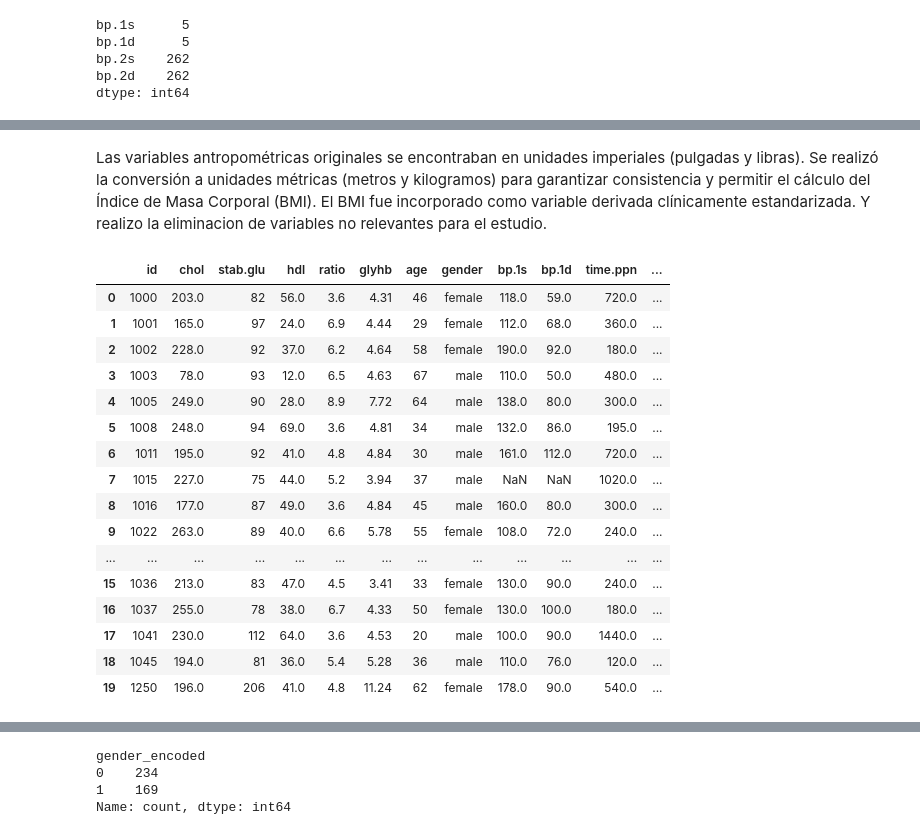
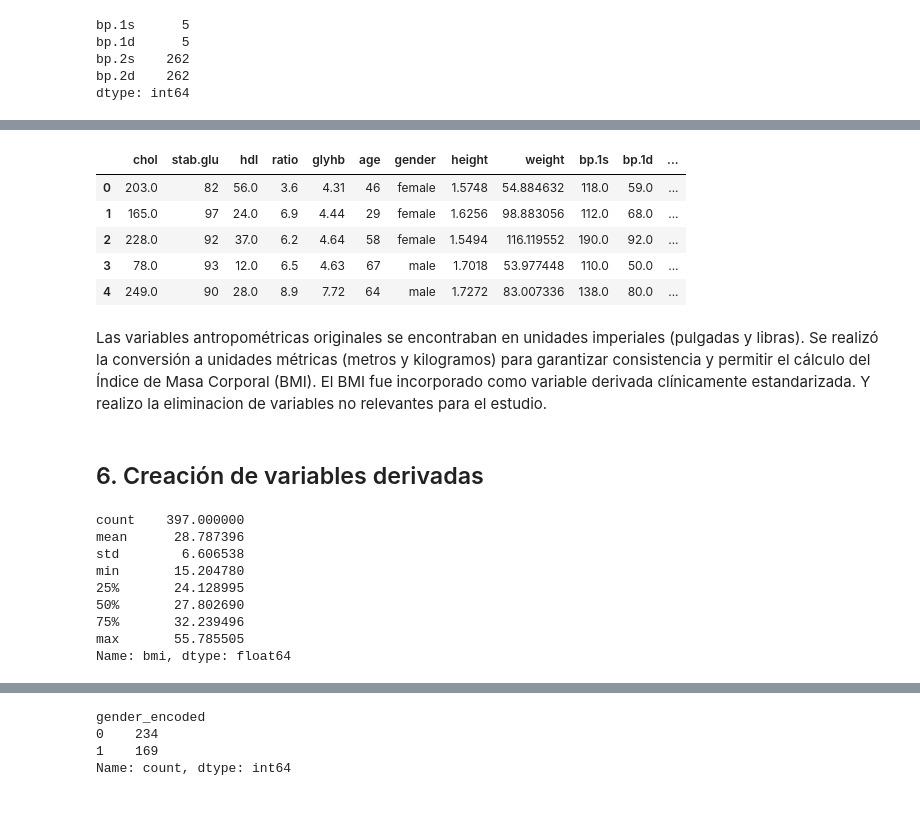
Before and after one commit to Hyus4444/smartdiagnosisAI, a Jupyter notebook: ml/notebooks/eda_clinical_dataset.ipynb, the cells around one changed output, grey strips where cells are left out. Saved outputs shown, nothing was run; the diff lists cells and outputs as text; code cells hidden in the pictures; blank space fills up the shorter version.

```diff
--- a/ml/notebooks/eda_clinical_dataset.ipynb
+++ b/ml/notebooks/eda_clinical_dataset.ipynb
@@ -128,5 +137,5 @@ Al analizar a profundidad el dataset hallamos que las medidas de estatura y peso
 # %%
-df1["height_m"] = df1["height"] * 0.0254
-df1["weight_kg"] = df1["weight"] * 0.453592
+df1["height"] = df1["height"] * 0.0254
+df1["weight"] = df1["weight"] * 0.453592
 # %%
 #Verificacion estadistica del calulo de las nuevas variables
@@ -144,3 +152,0 @@ df1[["height", "height_m", "weight", "weight_kg"]].describe()
-# %%
-#Calculo de IMC(BMI)
-df1["bmi"] = df1["weight_kg"] / (df1["height_m"] ** 2)
@@ -159,28 +153,19 @@ Name: bmi, dtype: float64
-# %% [markdown]
-Las variables antropométricas originales se encontraban en unidades imperiales
-(pulgadas y libras). Se realizó la conversión a unidades métricas (metros y kilogramos)
-para garantizar consistencia y permitir el cálculo del Índice de Masa Corporal (BMI).
-El BMI fue incorporado como variable derivada clínicamente estandarizada.
-Y realizo la eliminacion de variables no relevantes para el estudio.
 # %%
-df1 = df1.drop(columns=["height", "weight", "waist", "hip","location", "frame"])
+df1 = df1.drop(columns=["id", "waist", "hip","location", "frame"])
 # %%
-df1.head(20)
+df1.head()
 # %% [output]
-|  | id | chol | stab.glu | hdl | ratio | glyhb | age | gender | bp.1s | bp.1d | time.ppn | ... |
-| 0 | 1000 | 203.0 | 82 | 56.0 | 3.6 | 4.31 | 46 | female | 118.0 | 59.0 | 720.0 | ... |
-| 1 | 1001 | 165.0 | 97 | 24.0 | 6.9 | 4.44 | 29 | female | 112.0 | 68.0 | 360.0 | ... |
-| 2 | 1002 | 228.0 | 92 | 37.0 | 6.2 | 4.64 | 58 | female | 190.0 | 92.0 | 180.0 | ... |
-| 3 | 1003 | 78.0 | 93 | 12.0 | 6.5 | 4.63 | 67 | male | 110.0 | 50.0 | 480.0 | ... |
-| 4 | 1005 | 249.0 | 90 | 28.0 | 8.9 | 7.72 | 64 | male | 138.0 | 80.0 | 300.0 | ... |
-| 5 | 1008 | 248.0 | 94 | 69.0 | 3.6 | 4.81 | 34 | male | 132.0 | 86.0 | 195.0 | ... |
-| 6 | 1011 | 195.0 | 92 | 41.0 | 4.8 | 4.84 | 30 | male | 161.0 | 112.0 | 720.0 | ... |
-| 7 | 1015 | 227.0 | 75 | 44.0 | 5.2 | 3.94 | 37 | male | NaN | NaN | 1020.0 | ... |
-| 8 | 1016 | 177.0 | 87 | 49.0 | 3.6 | 4.84 | 45 | male | 160.0 | 80.0 | 300.0 | ... |
-| 9 | 1022 | 263.0 | 89 | 40.0 | 6.6 | 5.78 | 55 | female | 108.0 | 72.0 | 240.0 | ... |
-| ... | ... | ... | ... | ... | ... | ... | ... | ... | ... | ... | ... | ... |
-| 15 | 1036 | 213.0 | 83 | 47.0 | 4.5 | 3.41 | 33 | female | 130.0 | 90.0 | 240.0 | ... |
-| 16 | 1037 | 255.0 | 78 | 38.0 | 6.7 | 4.33 | 50 | female | 130.0 | 100.0 | 180.0 | ... |
-| 17 | 1041 | 230.0 | 112 | 64.0 | 3.6 | 4.53 | 20 | male | 100.0 | 90.0 | 1440.0 | ... |
-| 18 | 1045 | 194.0 | 81 | 36.0 | 5.4 | 5.28 | 36 | male | 110.0 | 76.0 | 120.0 | ... |
-| 19 | 1250 | 196.0 | 206 | 41.0 | 4.8 | 11.24 | 62 | female | 178.0 | 90.0 | 540.0 | ... |
+|  | chol | stab.glu | hdl | ratio | glyhb | age | gender | height | weight | bp.1s | bp.1d | ... |
+| 0 | 203.0 | 82 | 56.0 | 3.6 | 4.31 | 46 | female | 1.5748 | 54.884632 | 118.0 | 59.0 | ... |
+| 1 | 165.0 | 97 | 24.0 | 6.9 | 4.44 | 29 | female | 1.6256 | 98.883056 | 112.0 | 68.0 | ... |
+| 2 | 228.0 | 92 | 37.0 | 6.2 | 4.64 | 58 | female | 1.5494 | 116.119552 | 190.0 | 92.0 | ... |
+| 3 | 78.0 | 93 | 12.0 | 6.5 | 4.63 | 67 | male | 1.7018 | 53.977448 | 110.0 | 50.0 | ... |
+| 4 | 249.0 | 90 | 28.0 | 8.9 | 7.72 | 64 | male | 1.7272 | 83.007336 | 138.0 | 80.0 | ... |
+# %% [markdown]
+Las variables antropométricas originales se encontraban en unidades imperiales
+(pulgadas y libras). Se realizó la conversión a unidades métricas (metros y kilogramos)
+para garantizar consistencia y permitir el cálculo del Índice de Masa Corporal (BMI).
+El BMI fue incorporado como variable derivada clínicamente estandarizada.
+Y realizo la eliminacion de variables no relevantes para el estudio.
+# %% [markdown]
+## 6. Creación de variables derivadas
@@ -186,0 +175,12 @@ df1.head(20)
+# %%
+df1["bmi"].describe()
+# %% [output]
+count    397.000000
+mean      28.787396
+std        6.606538
+min       15.204780
+25%       24.128995
+50%       27.802690
+75%       32.239496
+max       55.785505
+Name: bmi, dtype: float64
```
Also changed, not shown: parts of 50 cells of this notebook, 5 other files.
